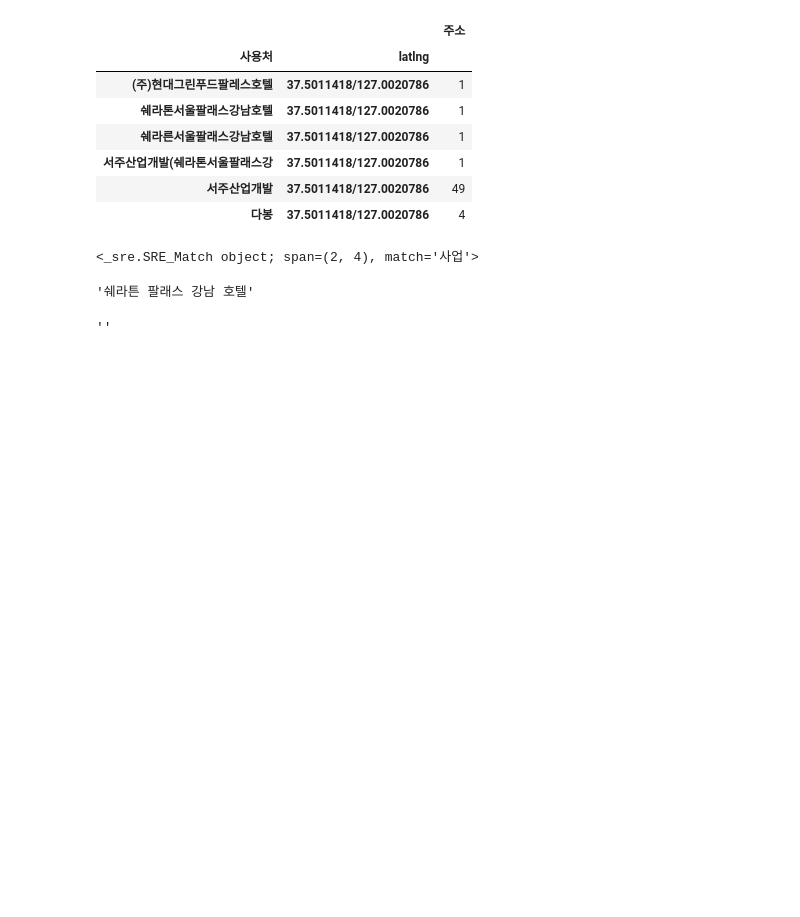
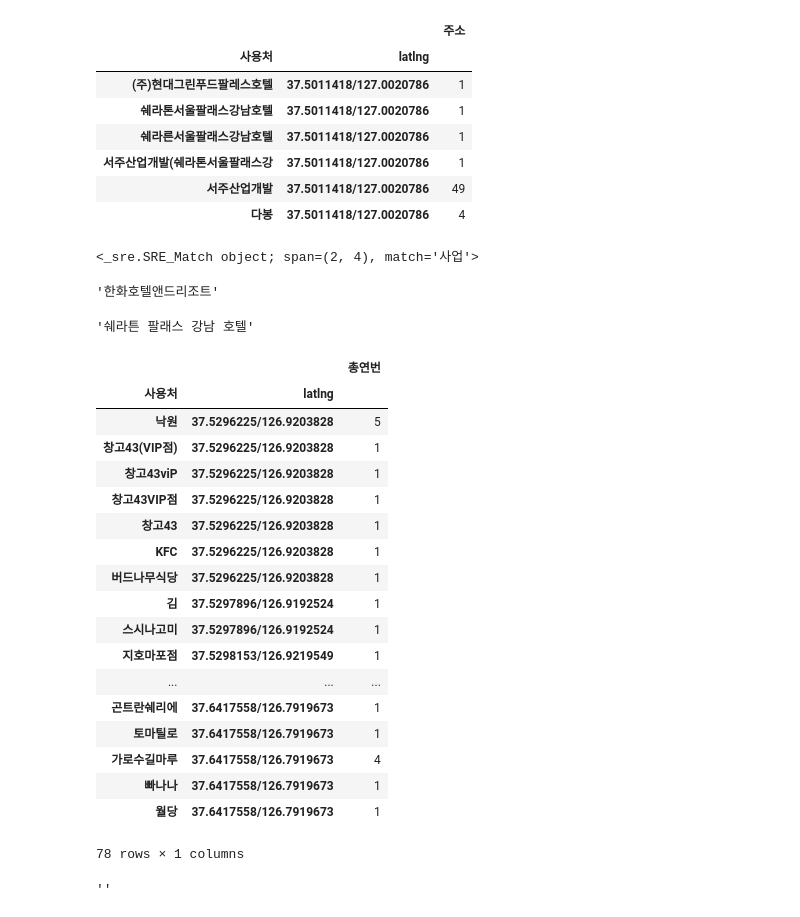
Before and after one commit to znmean/jonmat_data, a Jupyter notebook: jonmat.ipynb, the cells around one changed output. Cells and saved outputs as stored; diff of their text form; code cells hidden in the pictures; blank space fills up the shorter version.

```diff
--- a/jonmat.ipynb
+++ b/jonmat.ipynb
@@ -160,27 +160,80 @@ import re
 re.search(r'사업', '서주사업개발주식회사')
 # %% [output]
 <_sre.SRE_Match object; span=(2, 4), match='사업'>
+# %%
+re.sub('호텔엔드|호텔앤도','호텔앤드','한화호텔앤도리조트')
+# %% [output]
+'한화호텔앤드리조트'
+# %%
+def refine_typo(name):
+    patterns = {
+        '팔래스':'팔레스',
+        '메리어트':'매리어트',
+        '코엑스':'코액스',
+        '호텔앤드':'호텔엔드|호텔앤도',
+        '뚜레쥬르':'뚜레주르',
+        '파리크라상':'파리크루아상',
+        '':'\(주\)|\(주$',
+        '참배나무골여의도점':'참나무골여의도점',
+        '이즈미':'^이즈이',
+        '전주이맛콩나물국밥':'전주참이맛콩나물국밥'
+    }
+
+    for p in patterns:
+        name = re.sub(patterns[p], p, name)
+
+    return name
 # %%
 def normalize_name(name):
+    name = refine_typo(name)
     patterns = {
         '쉐라튼 팔래스 강남 호텔':[
             r'서주.*개발',
             r'팔래스.*강남',
+            r'현대그린푸드팔래스호텔',
         ],
         '현대그린푸드국회의원식당':[
-            r'현대그린푸드국회의'
-        ]
+            r'현대그린푸드국회의',
+        ],
+        'JW메리어트서울':[
+            r'JW메리어트서울',
+            r'JW메리어트호텔서울',
+        ],
     }
 
     for p in patterns:
         for reg in patterns[p]:
             if re.search(reg, name):
                 return p
-    return ''
+    return name
 
 normalize_name('쉐라톤서울팔래스강남호텔')
 # %% [output]
 '쉐라튼 팔래스 강남 호텔'
+# %%
+df_normalized = pd.concat([df['사용처'].apply(normalize_name), df[['latlng','총연번']]], axis=1)
+# %%
+df_normalized[df_normalized.latlng.isin(df_normalized.groupby(['latlng']).사용처.nunique().to_frame().query('사용처 > 1').index[1:])].groupby(['사용처','latlng']).count().sort_values(by='latlng')[90:]
+# %% [output]
+|  |  | 총연번 |
+| 사용처 | latlng |  |
+| 낙원 | 37.5296225/126.9203828 | 5 |
+| 창고43(VIP점) | 37.5296225/126.9203828 | 1 |
+| 창고43viP | 37.5296225/126.9203828 | 1 |
+| 창고43VIP점 | 37.5296225/126.9203828 | 1 |
+| 창고43 | 37.5296225/126.9203828 | 1 |
+| KFC | 37.5296225/126.9203828 | 1 |
+| 버드나무식당 | 37.5296225/126.9203828 | 1 |
+| 김 | 37.5297896/126.9192524 | 1 |
+| 스시나고미 | 37.5297896/126.9192524 | 1 |
+| 지호마포점 | 37.5298153/126.9219549 | 1 |
+| ... | ... | ... |
+| 곤트란쉐리에 | 37.6417558/126.7919673 | 1 |
+| 토마틸로 | 37.6417558/126.7919673 | 1 |
+| 가로수길마루 | 37.6417558/126.7919673 | 4 |
+| 빠나나 | 37.6417558/126.7919673 | 1 |
+| 월당 | 37.6417558/126.7919673 | 1 |
+78 rows × 1 columns
 # %%
 normalize_name('여의도소호정')
 # %% [output]
```
Also changed, not shown: 4 other files.
